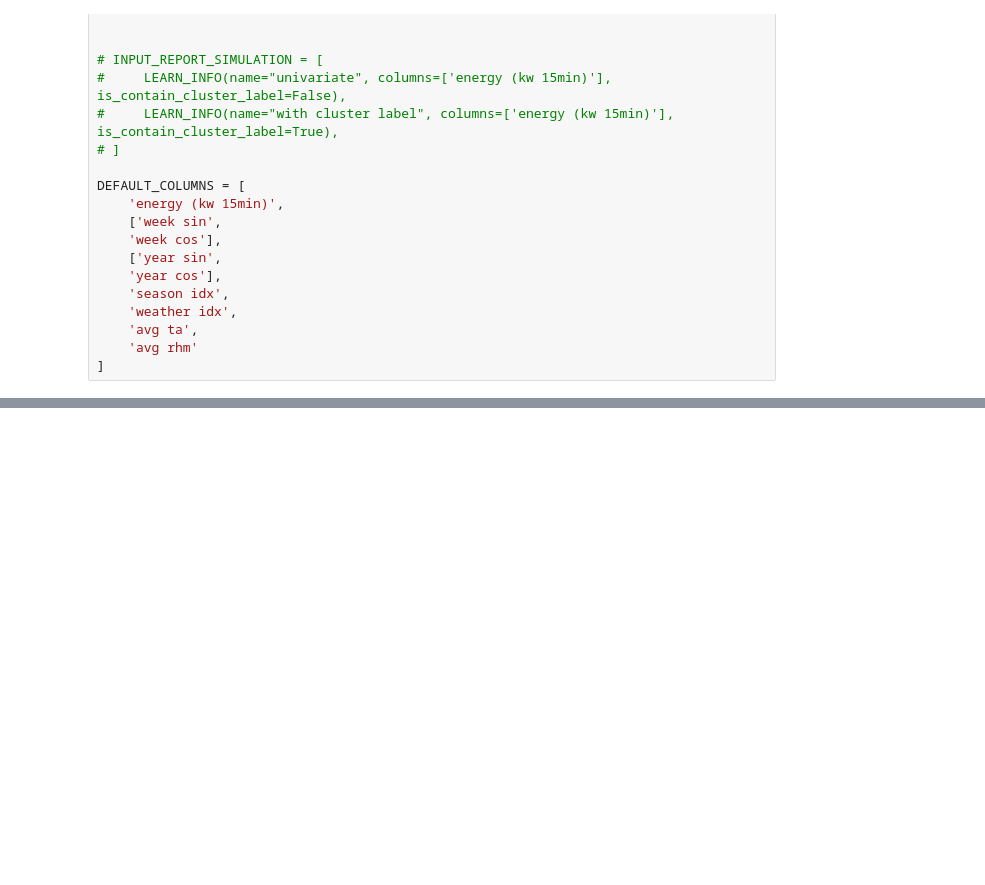
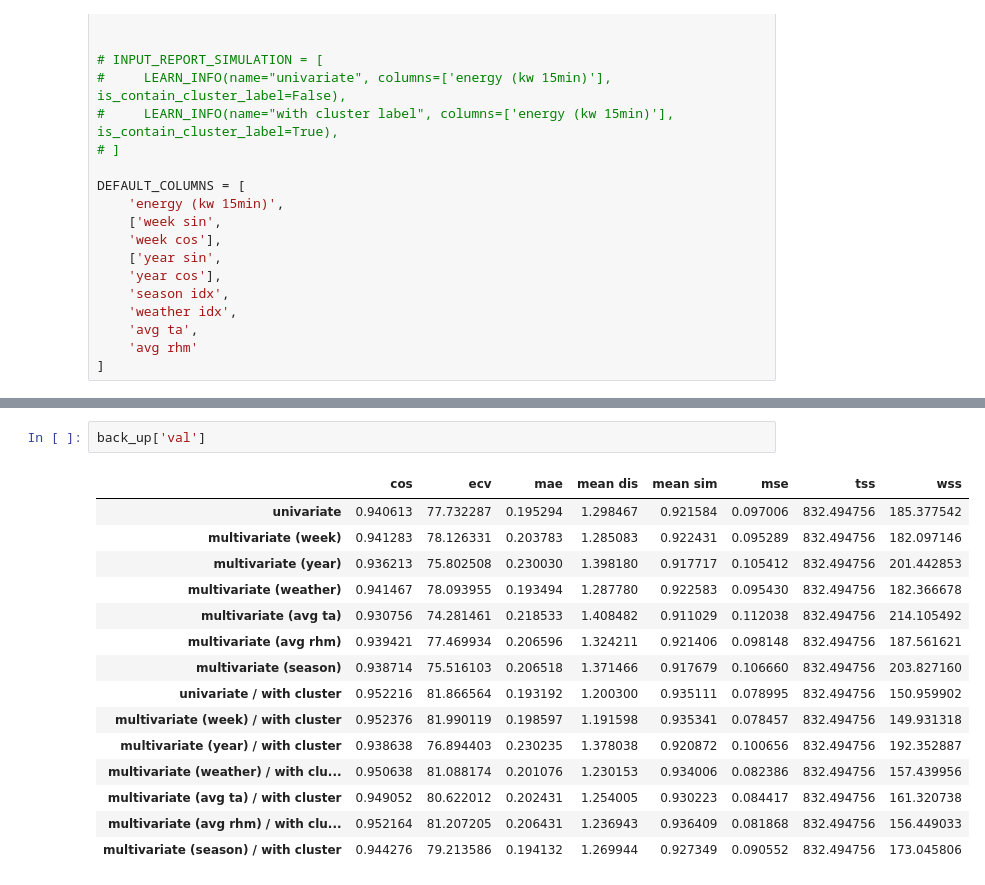
Before and after one commit to formegusto/demand-forecasting, a Jupyter notebook: Cluster Pattern Use (Input).ipynb, the cells around one changed output, grey strips where cells are left out. Saved outputs shown, nothing was run; the diff lists cells and outputs as text; blank space fills up the shorter version.

```diff
--- a/Cluster Pattern Use (Input).ipynb
+++ b/Cluster Pattern Use (Input).ipynb
@@ -120,2 +147,20 @@ val_evaluate_df.index = [_.name for _ in TMA]
+# %%
+back_up['val']
+# %% [output]
+|  | cos | ecv | mae | mean dis | mean sim | mse | tss | wss |
+| univariate | 0.940613 | 77.732287 | 0.195294 | 1.298467 | 0.921584 | 0.097006 | 832.494756 | 185.377542 |
+| multivariate (week) | 0.941283 | 78.126331 | 0.203783 | 1.285083 | 0.922431 | 0.095289 | 832.494756 | 182.097146 |
+| multivariate (year) | 0.936213 | 75.802508 | 0.230030 | 1.398180 | 0.917717 | 0.105412 | 832.494756 | 201.442853 |
+| multivariate (weather) | 0.941467 | 78.093955 | 0.193494 | 1.287780 | 0.922583 | 0.095430 | 832.494756 | 182.366678 |
+| multivariate (avg ta) | 0.930756 | 74.281461 | 0.218533 | 1.408482 | 0.911029 | 0.112038 | 832.494756 | 214.105492 |
+| multivariate (avg rhm) | 0.939421 | 77.469934 | 0.206596 | 1.324211 | 0.921406 | 0.098148 | 832.494756 | 187.561621 |
+| multivariate (season) | 0.938714 | 75.516103 | 0.206518 | 1.371466 | 0.917679 | 0.106660 | 832.494756 | 203.827160 |
+| univariate / with cluster | 0.952216 | 81.866564 | 0.193192 | 1.200300 | 0.935111 | 0.078995 | 832.494756 | 150.959902 |
+| multivariate (week) / with cluster | 0.952376 | 81.990119 | 0.198597 | 1.191598 | 0.935341 | 0.078457 | 832.494756 | 149.931318 |
+| multivariate (year) / with cluster | 0.938638 | 76.894403 | 0.230235 | 1.378038 | 0.920872 | 0.100656 | 832.494756 | 192.352887 |
+| multivariate (weather) / with clu... | 0.950638 | 81.088174 | 0.201076 | 1.230153 | 0.934006 | 0.082386 | 832.494756 | 157.439956 |
+| multivariate (avg ta) / with cluster | 0.949052 | 80.622012 | 0.202431 | 1.254005 | 0.930223 | 0.084417 | 832.494756 | 161.320738 |
+| multivariate (avg rhm) / with clu... | 0.952164 | 81.207205 | 0.206431 | 1.236943 | 0.936409 | 0.081868 | 832.494756 | 156.449033 |
+| multivariate (season) / with cluster | 0.944276 | 79.213586 | 0.194132 | 1.269944 | 0.927349 | 0.090552 | 832.494756 | 173.045806 |
 # %%
 test_evaluate_df
```
Also changed, not shown: parts of 9 cells of this notebook, 5 other files.
